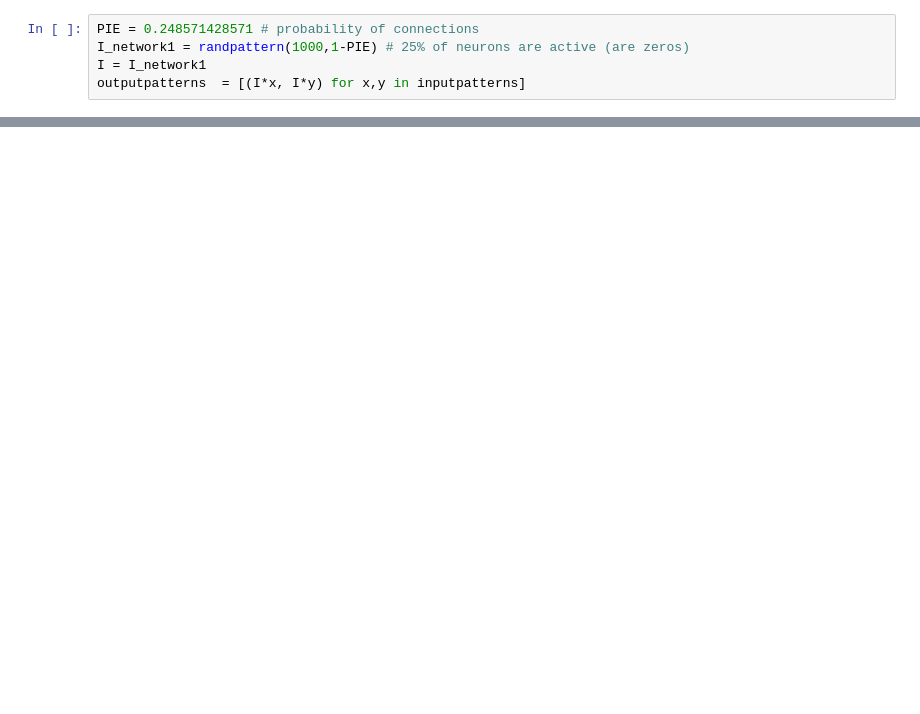
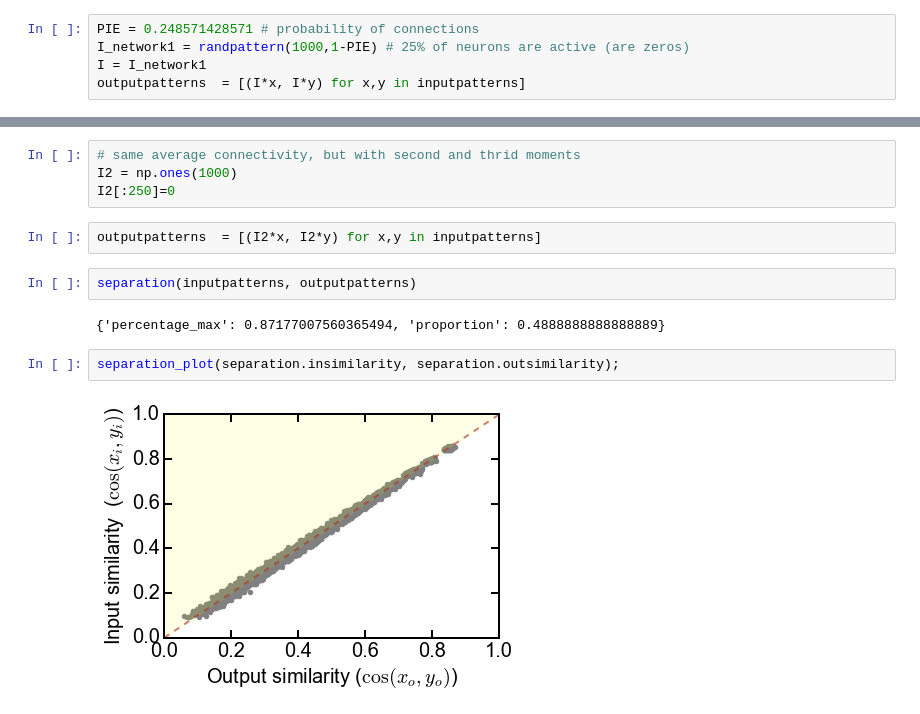
Before and after one commit to ClaudiaEsp/inet, a Jupyter notebook: Simulations/Random inhibition.ipynb, the cells around one changed output, grey strips where cells are left out. Cells and saved outputs as stored; diff of their text form; blank space fills up the shorter version.

```diff
--- a/Simulations/Random inhibition.ipynb
+++ b/Simulations/Random inhibition.ipynb
@@ -66,0 +73,14 @@ separation_plot(separation.insimilarity, separation.outsimilarity);
+# %%
+# same average connectivity, but with second and thrid moments
+I2 = np.ones(1000)
+I2[:250]=0
+# %%
+outputpatterns  = [(I2*x, I2*y) for x,y in inputpatterns]
+# %%
+separation(inputpatterns, outputpatterns)
+# %% [output]
+{'percentage_max': 0.87177007560365494, 'proportion': 0.4888888888888889}
+# %%
+separation_plot(separation.insimilarity, separation.outsimilarity);
+# %% [output]
+[figure, added]
```
Also changed, not shown: parts of 9 cells of this notebook.
